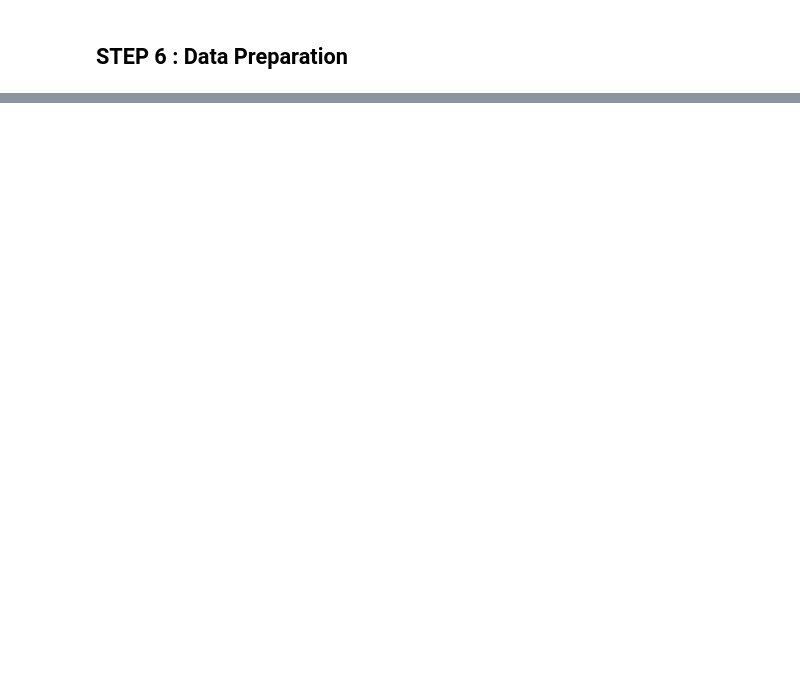
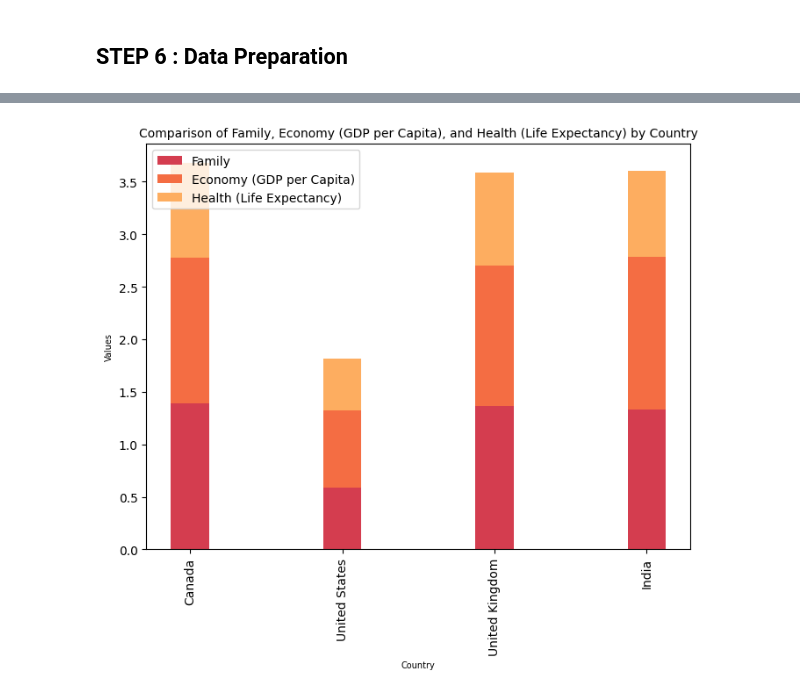
Before and after one commit to SurekhaBerlin/WorldHappinessReport, a Jupyter notebook: world_happiness_report.ipynb, the cells around one changed output, grey strips where cells are left out. Drawn from its saved outputs; the diff is of its cells as text; code cells hidden in the pictures; blank space fills up the shorter version.

```diff
--- a/world_happiness_report.ipynb
+++ b/world_happiness_report.ipynb
@@ -589,0 +698,38 @@ df.head()
+# %%
+import matplotlib.pyplot as plt
+import seaborn as sns
+
+# Set the figure size
+plt.figure(figsize=(8, 6))
+
+# Set the number of bars for each country
+countries = d['Country'].unique()
+x = range(len(countries))
+
+# Generate the 'Spectral' palette with 9 colors
+spectral_palette = sns.color_palette('Spectral', n_colors=9)
+
+# Select the red shades from the palette (early part of the spectral palette, red tones)
+red_spectral_palette = spectral_palette[:3]  # Red shades from the start
+
+# Compute the values for 'Family', 'Economy (GDP per Capita)', and 'Health (Life Expectancy)'
+family_values = d.groupby('Country')['Family'].mean()
+economy_values = d.groupby('Country')['Economy (GDP per Capita)'].mean()
+health_values = d.groupby('Country')['Health (Life Expectancy)'].mean()
+
+# Create a stacked bar chart
+plt.bar(x, family_values, width=0.25, label='Family', color=red_spectral_palette[0], align='center')
+plt.bar(x, economy_values, width=0.25, label='Economy (GDP per Capita)', color=red_spectral_palette[1], align='center', bottom=family_values)
+plt.bar(x, health_values, width=0.25, label='Health (Life Expectancy)', color=red_spectral_palette[2], align='center', bottom=family_values + economy_values)
+
+# Labeling the axes and the plot
+plt.xlabel('Country', fontsize=7)
+plt.ylabel('Values', fontsize=7)
+plt.title('Comparison of Family, Economy (GDP per Capita), and Health (Life Expectancy) by Country', fontsize=10)
+plt.xticks(x, countries, rotation=90)  # Set country labels
+plt.legend()
+
+# Show the plot
+plt.show()
+# %% [output]
+[figure, added]
```
Also changed, not shown: parts of 7 cells of this notebook.
